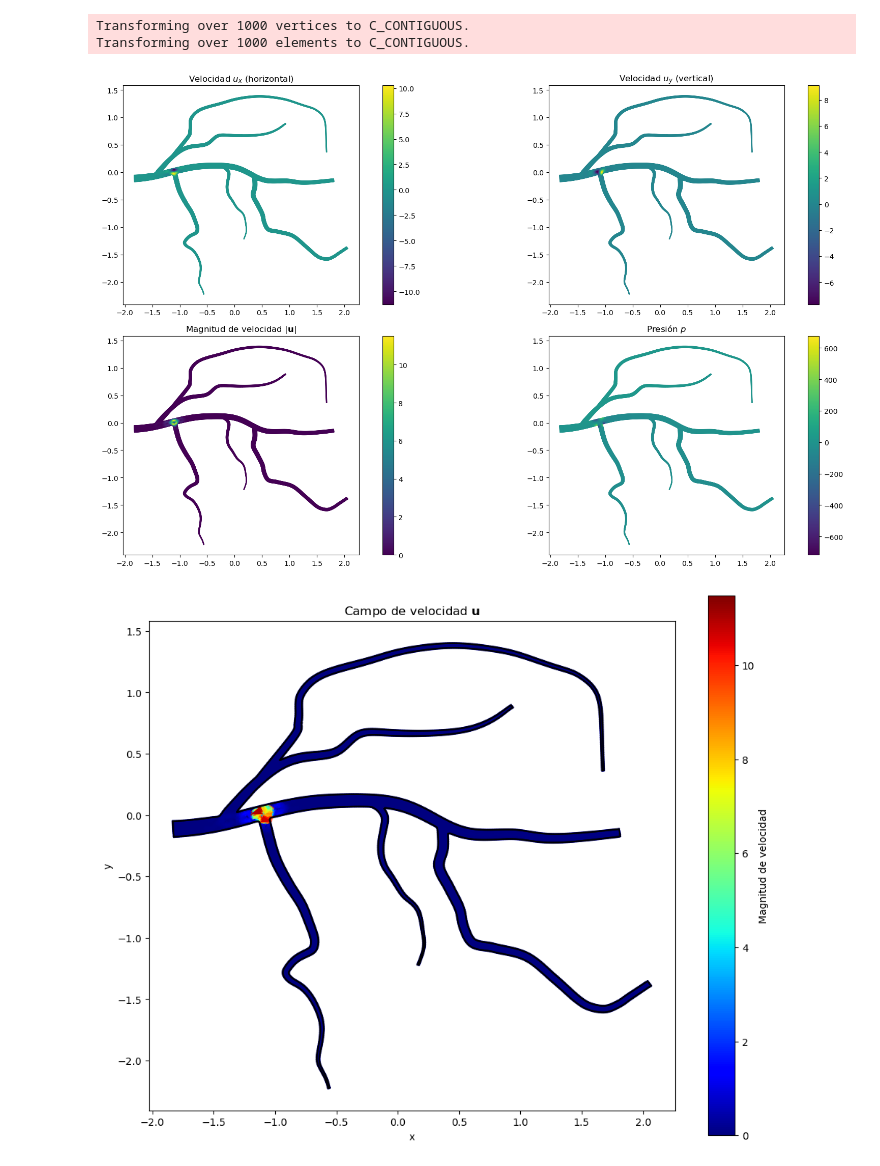
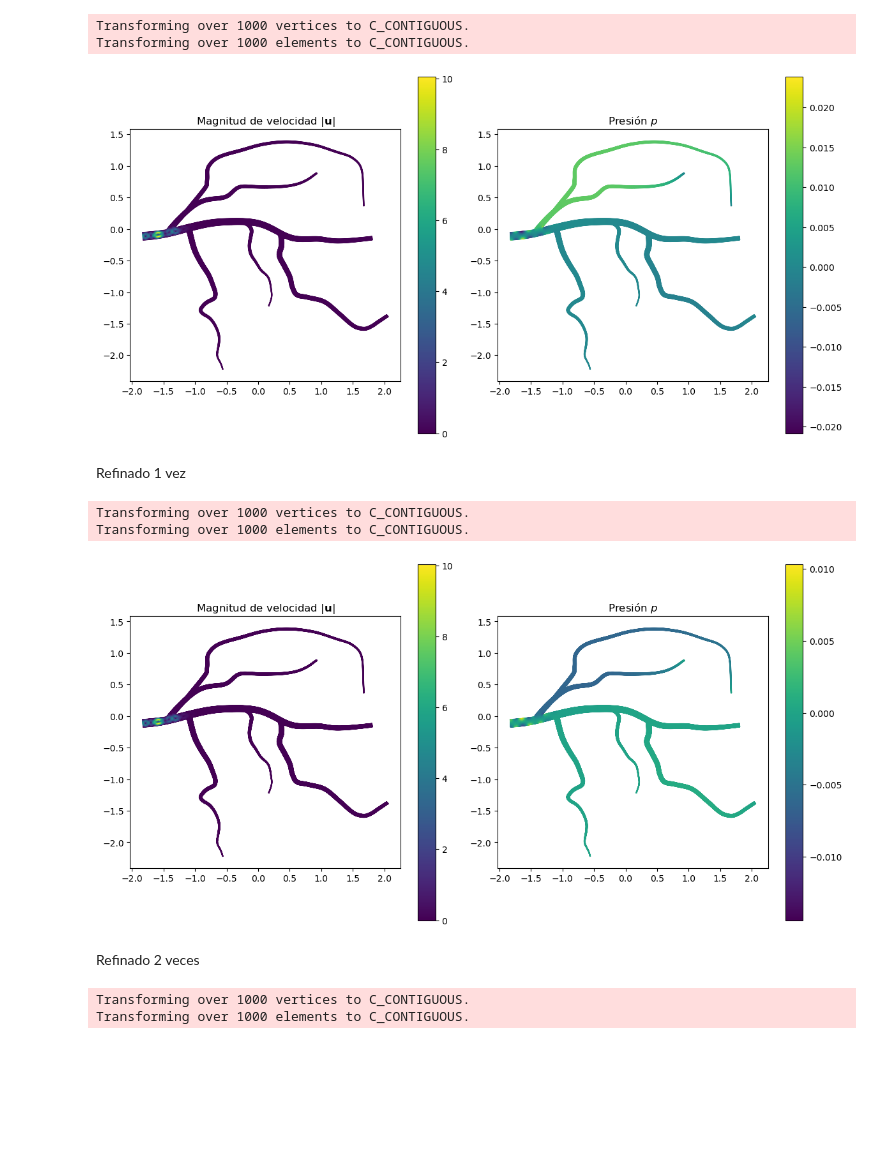
Before and after one commit to Ignacio-TG/SKFEM, a Jupyter notebook: Examples and Tests/Test_mallas/read_eigenfunctions.ipynb, the cells around one changed output. Saved outputs shown, nothing was run; the diff lists cells and outputs as text; code cells hidden in the pictures; blank space fills up the shorter version.

Commit message:
read eigenfunctions

```diff
--- a/Examples and Tests/Test_mallas/read_eigenfunctions.ipynb
+++ b/Examples and Tests/Test_mallas/read_eigenfunctions.ipynb
@@ -142,26 +81,13 @@ graficar_stokes(eig_u.iloc[:,1].values, eig_p.iloc[:,1].values, mesh, basis_p, b
 # %% [markdown]
 ### Arterias
 # %%
-eig_u = pd.read_csv('eigenfunctions/velocity_eigenfunctions_arterias.csv')
-eig_p = pd.read_csv('eigenfunctions/pressure_eigenfunctions_arterias.csv')
+eigmodes = np.load('eigenmodes_arterias_2D_norm_refinado0.npz')
+eig_u = eigmodes['velocity']
+eig_p = eigmodes['pressure']
 # %%
-f = h5py.File('Carotid_h1.h5', 'r')
-coordinates_mesh = f['mesh/coordinates'][:]
-elements_mesh    = f['mesh/topology'][:]
-mesh = MeshTri(coordinates_mesh.T, elements_mesh.T)
-
-# Definir elementos y bases (P2 para velocidad, P1 para presión)
-element = {
-    'u': ElementVector(ElementTriP2()),
-    'p': ElementTriP1(),
-}
-basis = {
-    'u': Basis(mesh, element['u'], intorder=4),
-    'p': Basis(mesh, element['p'], intorder=4),
-}
-basis_u, basis_p = basis['u'], basis['p']
-Nu, Np = basis_u.N, basis_p.N
-N      = Nu + Np
+mesh, _, __ = read_meshh5('mallas/Carotid_h1.h5')
+basis_u = Basis(mesh, ElementTriP2(), intorder=4)
+basis_p = Basis(mesh, ElementTriP1(), intorder=4)
 # %% [output]
 Transforming over 1000 vertices to C_CONTIGUOUS.
 Transforming over 1000 elements to C_CONTIGUOUS.
@@ -168,5 +126,7 @@ Transforming over 1000 elements to C_CONTIGUOUS.
 # %%
-graficar_stokes(eig_u.iloc[:,3].values, eig_p.iloc[:,3].values, mesh, basis_p, basis_u, scale=500)
+idx = 8
+graficar_stokes(eig_u[:,idx], eig_p[:,idx], mesh, basis_p, basis_u)
 # %% [output]
-[figure, old version]
+[figure, new version]
-[figure, removed]
+# %% [markdown]
+Refinado 1 vez
@@ -172,0 +137,8 @@ graficar_stokes(eig_u.iloc[:,3].values, eig_p.iloc[:,3].values, mesh, basis_p, b
+# %%
+mesh, _, __ = read_meshh5('mallas/Carotid_h1.h5')
+mesh_R1 = mesh.refined(1)
+basis_u_R1 = Basis(mesh_R1, ElementTriP2(), intorder=4)
+basis_p_R1 = Basis(mesh_R1, ElementTriP1(), intorder=4)
+# %% [output]
+Transforming over 1000 vertices to C_CONTIGUOUS.
+Transforming over 1000 elements to C_CONTIGUOUS.
@@ -172,0 +176,7 @@ graficar_stokes(eig_u.iloc[:,3].values, eig_p.iloc[:,3].values, mesh, basis_p, b
+# %%
+idx = 8
+graficar_stokes(eig_u_R1[:,idx], eig_p_R1[:,idx], mesh_R1, basis_p_R1, basis_u_R1)
+# %% [output]
+[figure, added]
+# %% [markdown]
+Refinado 2 veces
@@ -172,0 +187,8 @@ graficar_stokes(eig_u.iloc[:,3].values, eig_p.iloc[:,3].values, mesh, basis_p, b
+# %%
+mesh, _, __ = read_meshh5('mallas/Carotid_h1.h5')
+mesh_R2 = mesh.refined(2)
+basis_u_R2 = Basis(mesh, ElementTriP2(), intorder=4)
+basis_p_R2 = Basis(mesh, ElementTriP1(), intorder=4)
+# %% [output]
+Transforming over 1000 vertices to C_CONTIGUOUS.
+Transforming over 1000 elements to C_CONTIGUOUS.
```
Also changed, not shown: parts of 18 cells of this notebook.
